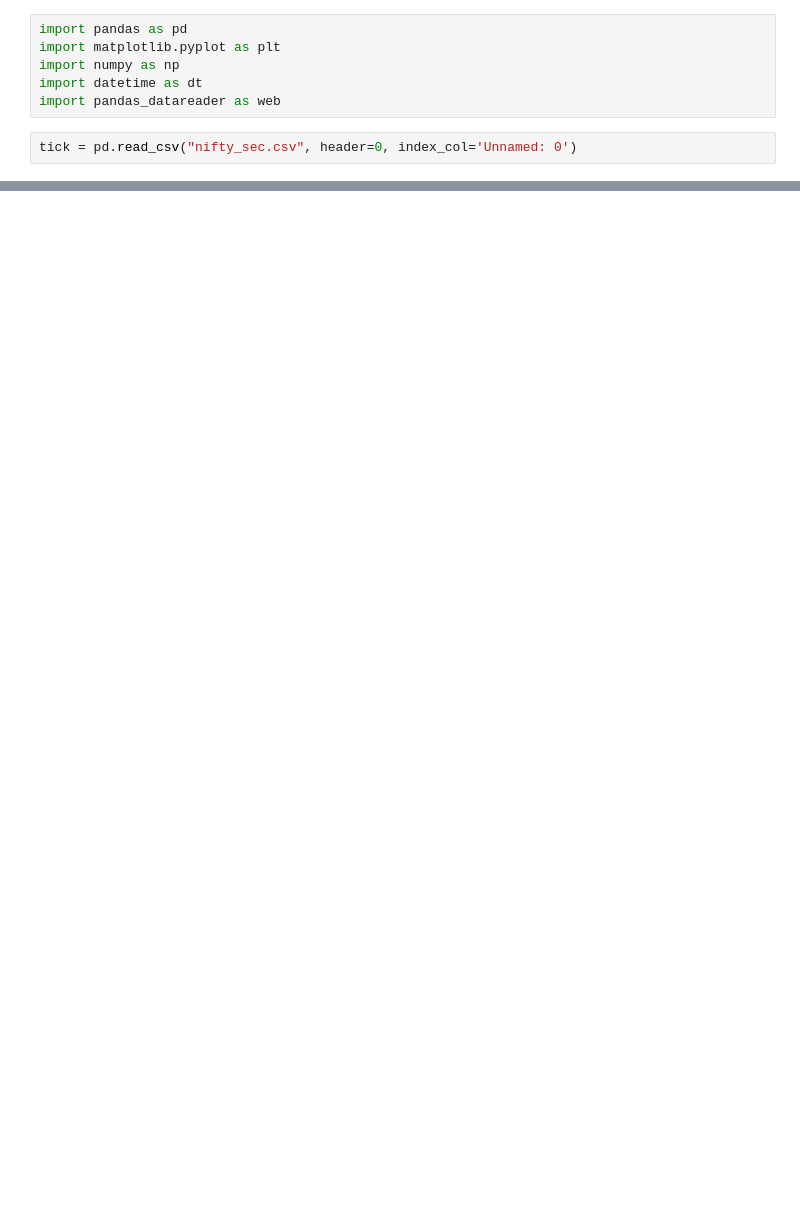
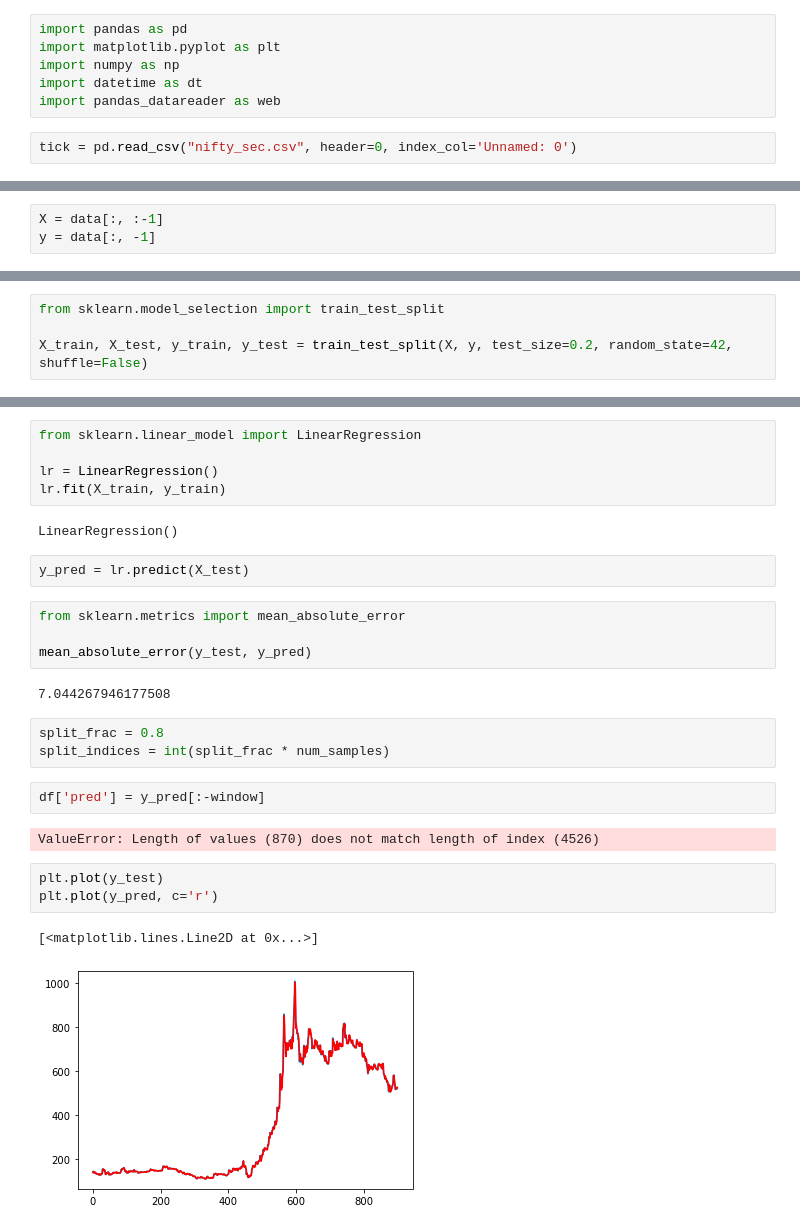
Before and after one commit to SiRyno/Security-Analysis-ML, a Jupyter notebook: wip.ipynb, the cells around one changed output, grey strips where cells are left out. Cells and saved outputs as stored; diff of their text form; blank space fills up the shorter version.

Commit message:
made sense of the prediction code

```diff
--- a/wip.ipynb
+++ b/wip.ipynb
@@ -44,0 +79,3 @@ RemoteDataError: No data fetched for symbol 20MICRONS using YahooDailyReader
+# %%
+X = data[:, :-1]
+y = data[:, -1]
@@ -44,0 +86,4 @@ RemoteDataError: No data fetched for symbol 20MICRONS using YahooDailyReader
+# %%
+from sklearn.model_selection import train_test_split
+
+X_train, X_test, y_train, y_test = train_test_split(X, y, test_size=0.2, random_state=42, shuffle=False)
@@ -44,0 +110,28 @@ RemoteDataError: No data fetched for symbol 20MICRONS using YahooDailyReader
+# %%
+from sklearn.linear_model import LinearRegression
+
+lr = LinearRegression()
+lr.fit(X_train, y_train)
+# %% [output]
+LinearRegression()
+# %%
+y_pred = lr.predict(X_test)
+# %%
+from sklearn.metrics import mean_absolute_error
+
+mean_absolute_error(y_test, y_pred)
+# %% [output]
+7.044267946177508
+# %%
+split_frac = 0.8
+split_indices = int(split_frac * num_samples)
+# %%
+df['pred'] = y_pred[:-window]
+# %% [output]
+ValueError: Length of values (870) does not match length of index (4526)
+# %%
+plt.plot(y_test)
+plt.plot(y_pred, c='r')
+# %% [output]
+[<matplotlib.lines.Line2D at 0x...>]
+[figure, added]
```
Also changed, not shown: parts of 12 cells of this notebook, 1 other file.
